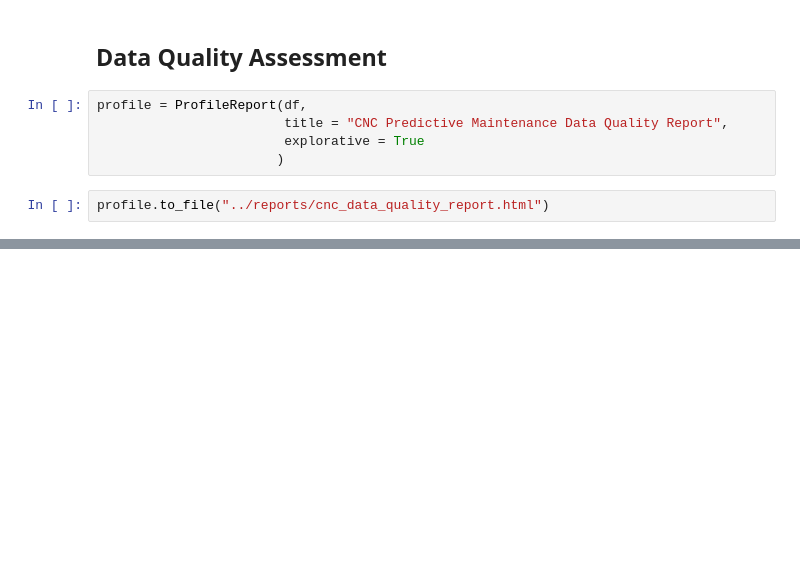
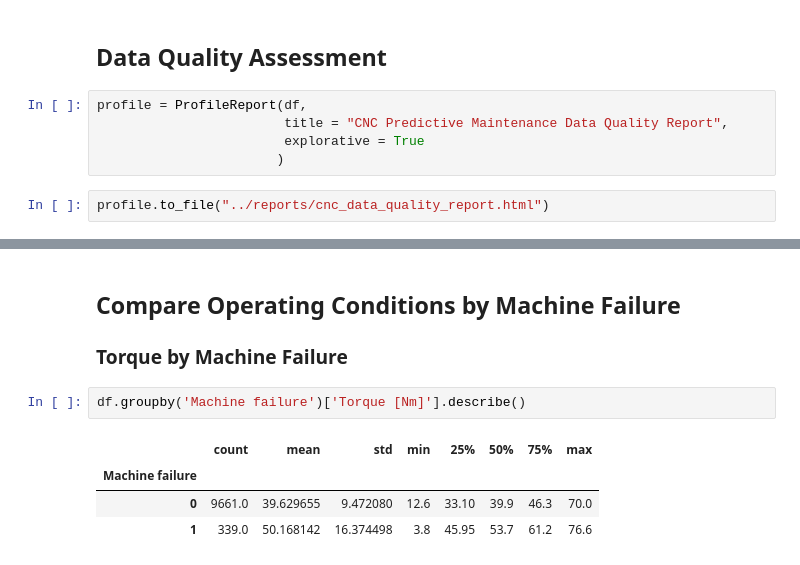
Before and after one commit to MathCodeLab1/portfolio_projects, a Jupyter notebook: Data_Analytics/CNC_Manufacturing_Analytics/notebooks/cnc_predictive_maintenance_eda.ipynb, the cells around one changed output, grey strips where cells are left out. Saved outputs shown, nothing was run; the diff lists cells and outputs as text; blank space fills up the shorter version.

```diff
--- a/Data_Analytics/CNC_Manufacturing_Analytics/notebooks/cnc_predictive_maintenance_eda.ipynb
+++ b/Data_Analytics/CNC_Manufacturing_Analytics/notebooks/cnc_predictive_maintenance_eda.ipynb
@@ -139,0 +231,11 @@ profile.to_file("../reports/cnc_data_quality_report.html")
+# %% [markdown]
+## Compare Operating Conditions by Machine Failure
+
+### Torque by Machine Failure
+# %%
+df.groupby('Machine failure')['Torque [Nm]'].describe()
+# %% [output]
+|  | count | mean | std | min | 25% | 50% | 75% | max |
+| Machine failure |  |  |  |  |  |  |  |  |
+| 0 | 9661.0 | 39.629655 | 9.472080 | 12.6 | 33.10 | 39.9 | 46.3 | 70.0 |
+| 1 | 339.0 | 50.168142 | 16.374498 | 3.8 | 45.95 | 53.7 | 61.2 | 76.6 |
```
Also changed, not shown: parts of 19 cells of this notebook, 1 other file.
